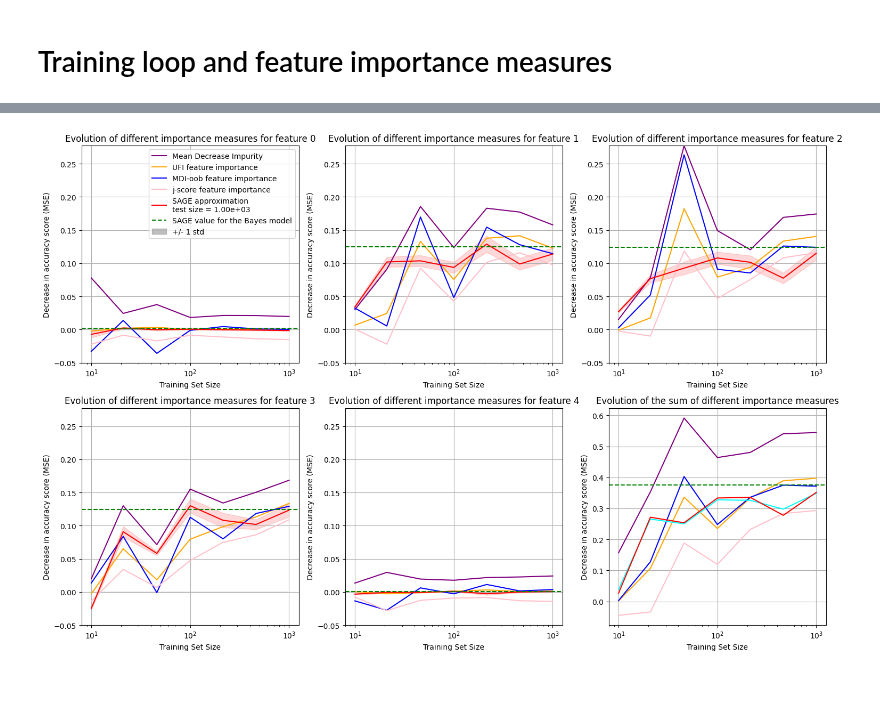
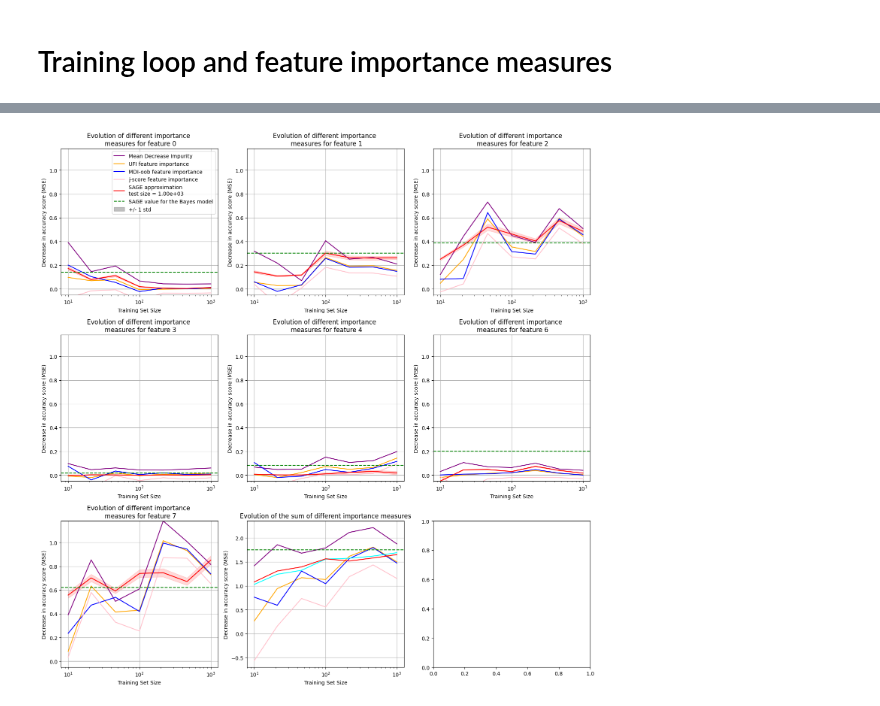
Before and after one commit to GaetandeCast/Internship, a Jupyter notebook: synth_datasets/gaussian_lm.ipynb, the cells around one changed output, grey strips where cells are left out. Cells and saved outputs as stored; diff of their text form; code cells hidden in the pictures.

Commit message:
add spurious features to model, allow any node to be the target

```diff
--- a/synth_datasets/gaussian_lm.ipynb
+++ b/synth_datasets/gaussian_lm.ipynb
@@ -86,7 +83,7 @@ def generate_causal_gaussian_lm(
 # %% [markdown]
 # Compute the exact SAGE values for this model
 # %%
-def expected_conditional_variance_reduction(S, i, Sigma):
+def expected_conditional_variance_reduction(S, i, idx_y, Sigma):
     """
     Computes the expected variance reduction in the conditional expectation of Y
     when adding feature X_i to a conditioning set X_S, under the assumption that
@@ -106,6 +103,8 @@ def expected_conditional_variance_reduction(S, i, Sigma):
         indices of features in the conditioning set X_S
     i : int
         index of the feature X_i to evaluate (must not be in S)
+    idx_y : int
+        index of the target in the multivariate gaussian vector.
     Sigma : ndarray of shape (n_features + 1, n_features + 1)
         The variance-covariance matrix of the multivariate gaussian (X, Y).
 
@@ -122,12 +121,12 @@ def expected_conditional_variance_reduction(S, i, Sigma):
 
     # Extract relevant submatrices from Sigma
     Sigma_SS = Sigma[np.ix_(S, S)]
-    Sigma_yS = Sigma[-1, S]
-    Sigma_Sy = Sigma_yS.T
+    Sigma_yS = Sigma[np.ix_([idx_y], S)]
+    Sigma_Sy = Sigma[np.ix_(S, [idx_y])]
 
     Sigma_AA = Sigma[np.ix_(A, A)]
-    Sigma_yA = Sigma[-1, A]
-    Sigma_Ay = Sigma_yA.T
+    Sigma_yA = Sigma[np.ix_([idx_y], A)]
+    Sigma_Ay = Sigma[np.ix_(A, [idx_y])]
 
     # Compute conditional covariances
     left_term = Sigma_yA @ np.linalg.solve(Sigma_AA, Sigma_Ay)
@@ -135,21 +134,25 @@ def expected_conditional_variance_reduction(S, i, Sigma):
 
     return left_term - right_term
 # %%
-def compute_bayes_sage(i, Sigma):
+def compute_bayes_sage(D, i, idx_y, Sigma):
     """
     Computes the average marginal contribution of feature i for the Bayes model:
 
         `(1/d) * sum_{S \\subseteq D^{-i}} (1 / C(d-1, |S|)) * E[Var(E[Y | X_S, X_i] | X_S)]`
 
     where:
-    - `D = {0, 1, ..., d-1}` is the set of all feature indices
+    - `D` is the set of all feature indices
     - S runs over all subsets of `D^{-i}`
     - (X,Y) was generated with generate_causal_gaussian_lm()
 
     Parameters
     ----------
+    D : ndarray of shape (n_features,)
+        The indices of the features in the multivariate gaussian vector.
     i : int
-        index of the feature of interest
+        The index of the feature of interest.
+    idx_y : int
+        The index of the target in the multivariate gaussian vector.
     Sigma : ndarray of shape (n_features + 1, n_features + 1)
         The variance-covariance matrix of the multivariate gaussian (X, Y).
 
@@ -158,17 +161,16 @@ def compute_bayes_sage(i, Sigma):
     - out : float
         SAGE value of feature i for the optimal model
     """
-    d = Sigma.shape[0] - 1
-    D_minus_i = [j for j in range(d) if j != i]
+    assert i != idx_y
+    d = len(D)
+    D_minus_i = [j for j in D if j != i]
     total = 0.0
-
     for k in range(d):  # |S| = 0 to d-1
         subsets_of_size_k = list(itertools.combinations(D_minus_i, k))
         weight = 1 / math.comb(d - 1, k)
         for S in subsets_of_size_k:
-            v = expected_conditional_variance_reduction(S, i, Sigma)
+            v = expected_conditional_variance_reduction(S, i, idx_y, Sigma)
             total += weight * v
-
     return total / d
 # %% [markdown]
 # Define the parameters of the training loop and the model
@@ -219,13 +231,14 @@ permut_res = list()
 mse_improvement = np.zeros(len(train_sizes))
 
 for train_size_idx, train_size in enumerate(train_sizes):
-    X, y, mu, Sigma = generate_causal_gaussian_lm(
+    Xy, mu, Sigma = generate_gaussian_causal_network(
         n_sample=train_size + test_size,
         b=b,
         v=v,
         w=w,
         random_state=rng,
     )
+    X, y = Xy[:, idx_features], Xy[:, idx_target]
     X_train, X_test, y_train, y_test = train_test_split(
         X, y, test_size=test_size, shuffle=True, random_state=rng
     )
@@ -244,7 +257,7 @@ for train_size_idx, train_size in enumerate(train_sizes):
     imputer = MarginalImputer(reg, X_test[:500])
     estimator = PermutationEstimator(imputer, "mse", random_state=rng)
     sage_res.append(
-        estimator(X_test, y_test, thresh=0.1, bar=False)
+        estimator(X_test, y_test, thresh=0.05, bar=False)
     )
     # permut_res.append(
     #     permutation_importance(reg, X_test, y_test, n_repeats=5, random_state=rng)
@@ -255,5 +268,6 @@ for train_size_idx, train_size in enumerate(train_sizes):
     mse_improvement[train_size_idx] = mean_squared_error(
         y_test, dummy.predict(X_test)
     ) - mean_squared_error(y_test, reg.predict(X_test))
-
-bayes_sage = [compute_bayes_sage(i, Sigma) for i in range(n_feature)]
+# %%
+bayes_sage = [compute_bayes_sage(idx_features, i, idx_target, Sigma) for i in idx_features]
+bayes_sage
@@ -278,7 +300,7 @@ global_max = np.max(
 )
 
 # Plot
-fig, axs = plt.subplots(2, 3, figsize=(15, 10))
+fig, axs = plt.subplots(3, 3, figsize=(15, 15))
 axs = axs.flatten()
 
 for i in range(n_feature):
@@ -334,7 +356,7 @@ for i in range(n_feature):
     axs[i].set_xlabel("Training Set Size")
     axs[i].set_ylabel("Decrease in accuracy score (MSE)")
     axs[i].set_title(
-        f"Evolution of different importance measures for feature {i}"
+        f"Evolution of different importance \n measures for feature {idx_features[i]}"
     )
     axs[i].grid(True)
 
@@ -346,31 +368,31 @@ axs[n_feature].plot(
 )
 axs[n_feature].plot(
     train_sizes, mdi_oob_res.sum(axis=1), label="Sum of MDI-oob", color="blue"
 )
 axs[n_feature].plot(
     train_sizes, j_score_res.sum(axis=1), label="sum of j-score", color="pink"
 )
 axs[n_feature].plot(
     train_sizes, mse_improvement, label="MSE improvement wrt null model", color="cyan"
 )
 axs[n_feature].plot(
     train_sizes,
     [sage_res[j].values.sum() for j in range(len(train_sizes))],
     label=f"sum of SAGE approximation \ntest size = {test_size:.2e}",
     color="red",
 )
 axs[n_feature].axhline(sum(bayes_sage), ls="--", label="Sum of SAGE value for the Bayes model", color="green")
 axs[n_feature].set_xscale("log")
 axs[n_feature].set_xlabel("Training Set Size")
 axs[n_feature].set_ylabel("Decrease in accuracy score (MSE)")
 axs[n_feature].set_title(
     "Evolution of the sum of different importance measures"
 )
 axs[n_feature].grid(True)
 axs[0].legend()
 # axs[n_feature].legend()
 
 plt.tight_layout()
 plt.show()
 # %% [output]
-[figure, old version]
+[figure, new version]
```
Also changed, not shown: parts of 4 cells of this notebook.
